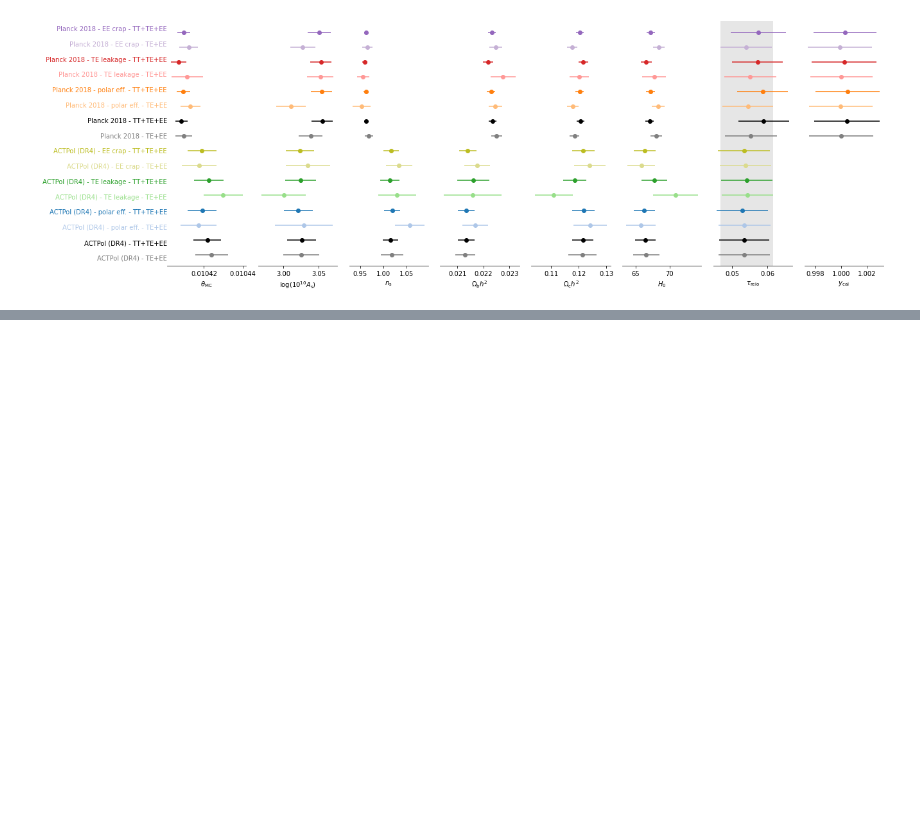
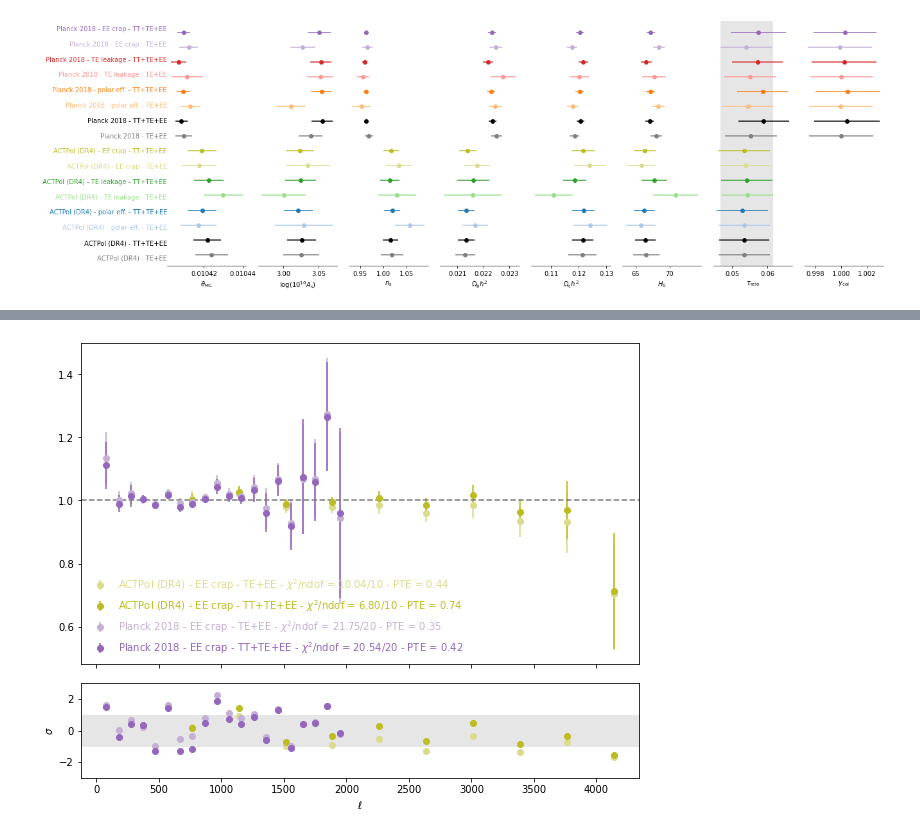
Before and after one commit to xgarrido/cmb_consistency, a Jupyter notebook: notebooks/consistency.ipynb, the cells around one changed output, grey strips where cells are left out. Cells and saved outputs as stored; diff of their text form; code cells hidden in the pictures; blank space fills up the shorter version.

```diff
--- a/notebooks/consistency.ipynb
+++ b/notebooks/consistency.ipynb
@@ -421,0 +397,4 @@ plot_params(samples[14:16], labels, colors[14:16], ee_crap_params(20), ell_range
+# %%
+plot_params(".*crap")
+# %% [output]
+[figure, added]
```
Also changed, not shown: parts of 26 cells of this notebook.
